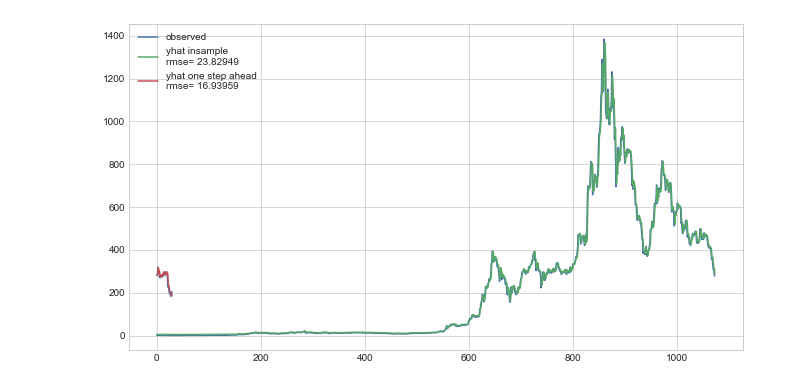
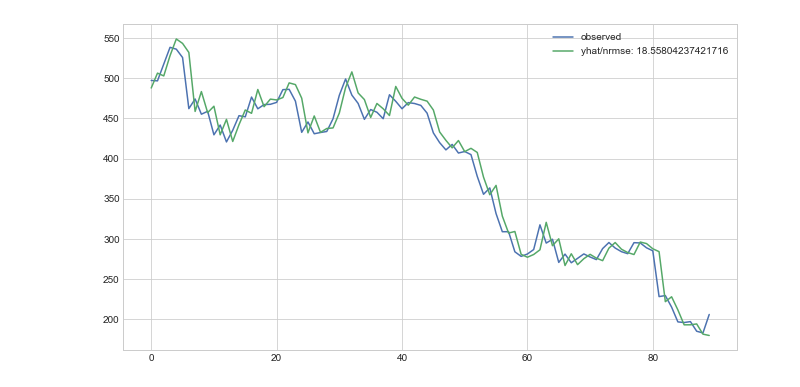
Before and after one commit to brianmcguckin/thinkful_unit_06_specializations, a Jupyter notebook: eth_tsa/lstm_rnn_moving_window.ipynb, the cells around one changed output. Saved outputs shown, nothing was run; the diff lists cells and outputs as text; code cells hidden in the pictures.

```diff
--- a/eth_tsa/lstm_rnn_moving_window.ipynb
+++ b/eth_tsa/lstm_rnn_moving_window.ipynb
@@ -74,6 +100,6 @@ ts_df.head(3)
 # %%
-train = ts_df[:-30]
-test = ts_df[-30:]
+train = ts_df[:-90]
+test = ts_df[-90:]
 
 X_train, X_test = train.iloc[:, :-1], test.iloc[:,:-1]
 y_train, y_test = train.iloc[:, -1], test.iloc[:, -1]
@@ -93,7 +128,7 @@ print(X_test.shape, y_test.shape)
 #    data_reshaped = np.reshape(data, (data.shape[0], window_size, 1))
 #    return data_reshaped
 # %%
-X_train = np.array(X_train).reshape(X_train.shape[0], 30, 1)
-X_test = np.array(X_test).reshape(X_test.shape[0], 30, 1)
+X_train = np.array(X_train).reshape(X_train.shape[0], 90, 1)
+X_test = np.array(X_test).reshape(X_test.shape[0], 90, 1)
 print(X_train.shape, X_test.shape)
 # %% [output]
@@ -125,6 +160,21 @@ _________________________________________________________________
 None
 # %%
 start = time.time()
-lstm.fit(X_train, y_train, epochs=500, validation_split=0.1)
+
+# callbacks
+early_stopping = keras.callbacks.EarlyStopping(
+    monitor='val_loss',
+    min_delta=0,
+    patience=10,
+    verbose=1
+)
+
+lstm.fit(
+    X_train,
+    y_train,
+    epochs=500,
+    validation_split=0.02
+)
+
 print('runtime: {}'.format(time.time() - start))
 # %% [output]
@@ -148,8 +198,8 @@ runtime: 344.87005496025085
 # %%
-yhat = model.predict(X_test)
+yhat = lstm.predict(X_test)
 yhat = scaler.inverse_transform(yhat)
 observed = scaler.inverse_transform(np.array(y_test).reshape(-1,1))
-mse = mean_squared_error(observed, yhat)
-rmse = np.sqrt(mse)
-print("mse: {}\nrmse: {}".format(mse, rmse))
+#mse = mean_squared_error(observed, yhat)
+rmse = np.sqrt(mean_squared_error(observed, yhat))
+print("rmse: {}".format(rmse))
 # %% [output]
@@ -183,11 +232,8 @@ print(train_rmse, test_rmse)
 # %%
 fig, ax = plt.subplots(figsize=(11,6))
-
-plt.plot(train_obs, label="observed", c=colors[0])
-plt.plot(observed, c=colors[0])
-plt.plot(train_preds, label='yhat insample\nrmse= {:.5f}'.format(train_rmse), c=colors[1])
-plt.plot(test_preds, label='yhat one step ahead\nrmse= {:.5f}'.format(test_rmse), c=colors[2])
+plt.plot(observed, label="observed")
+plt.plot(test_preds, label="yhat/nrmse: {}".format(test_rmse))
 plt.legend()
 plt.show()
 # %% [output]
-[figure, old version]
+[figure, new version]
```
Also changed, not shown: parts of 10 cells of this notebook, 1 other file.
